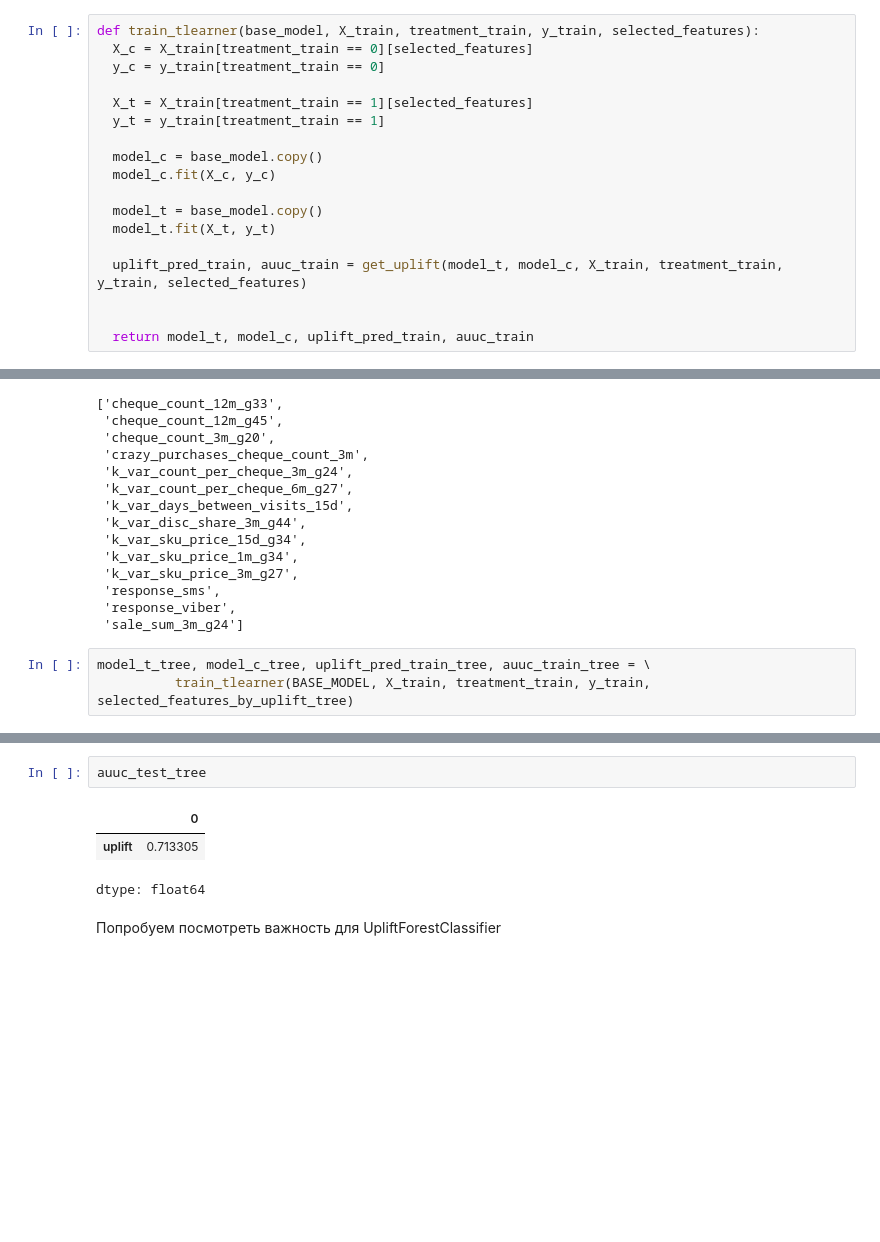
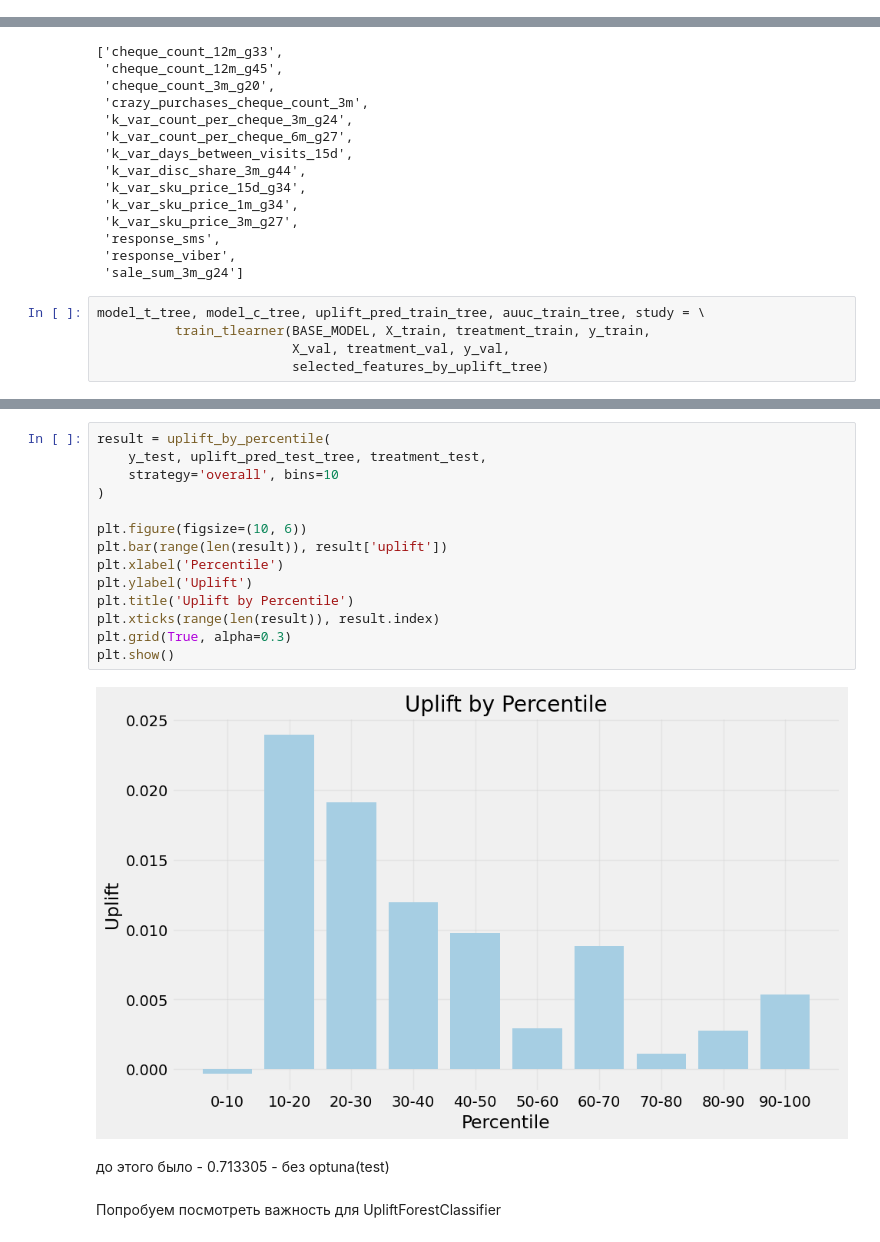
Before and after one commit to kseniakolpakov/uplift_fs, a Jupyter notebook: ImportanceMethods/Importance_methods.ipynb, the cells around one changed output, grey strips where cells are left out. Saved outputs shown, nothing was run; the diff lists cells and outputs as text; blank space fills up the shorter version.

```diff
--- a/ImportanceMethods/Importance_methods.ipynb
+++ b/ImportanceMethods/Importance_methods.ipynb
@@ -189,20 +133,2 @@ def get_uplift(model_t, model_c, X, treatment, y,selected_features):
 
   return uplift_pred, auuc
-# %%
-def train_tlearner(base_model, X_train, treatment_train, y_train, selected_features):
-  X_c = X_train[treatment_train == 0][selected_features]
-  y_c = y_train[treatment_train == 0]
-
-  X_t = X_train[treatment_train == 1][selected_features]
-  y_t = y_train[treatment_train == 1]
-
-  model_c = base_model.copy()
-  model_c.fit(X_c, y_c)
-
-  model_t = base_model.copy()
-  model_t.fit(X_t, y_t)
-
-  uplift_pred_train, auuc_train = get_uplift(model_t, model_c, X_train, treatment_train, y_train, selected_features)
-
-
-  return model_t, model_c, uplift_pred_train, auuc_train
@@ -242,6 +275,8 @@ selected_features_by_uplift_tree
  'response_viber',
  'sale_sum_3m_g24']
 # %%
-model_t_tree, model_c_tree, uplift_pred_train_tree, auuc_train_tree = \
-          train_tlearner(BASE_MODEL, X_train, treatment_train, y_train, selected_features_by_uplift_tree)
+model_t_tree, model_c_tree, uplift_pred_train_tree, auuc_train_tree, study = \
+          train_tlearner(BASE_MODEL, X_train, treatment_train, y_train,
+                         X_val, treatment_val, y_val,
+                         selected_features_by_uplift_tree)
 # %% [output]
@@ -253,9 +301,21 @@ AUUC на train выборке: 0.7133049312066355
-# %%
-auuc_test_tree
-# %% [output]
-|  | 0 |
-| uplift | 0.713305 |
-dtype: float64
+# %%
+result = uplift_by_percentile(
+    y_test, uplift_pred_test_tree, treatment_test,
+    strategy='overall', bins=10
+)
+
+plt.figure(figsize=(10, 6))
+plt.bar(range(len(result)), result['uplift'])
+plt.xlabel('Percentile')
+plt.ylabel('Uplift')
+plt.title('Uplift by Percentile')
+plt.xticks(range(len(result)), result.index)
+plt.grid(True, alpha=0.3)
+plt.show()
+# %% [output]
+[figure, added]
+# %% [markdown]
+до этого было - 0.713305 - без optuna(test)
 # %% [markdown]
 Попробуем посмотреть важность для UpliftForestClassifier
 # %%
```
Also changed, not shown: parts of 52 cells of this notebook, 5 other files.
